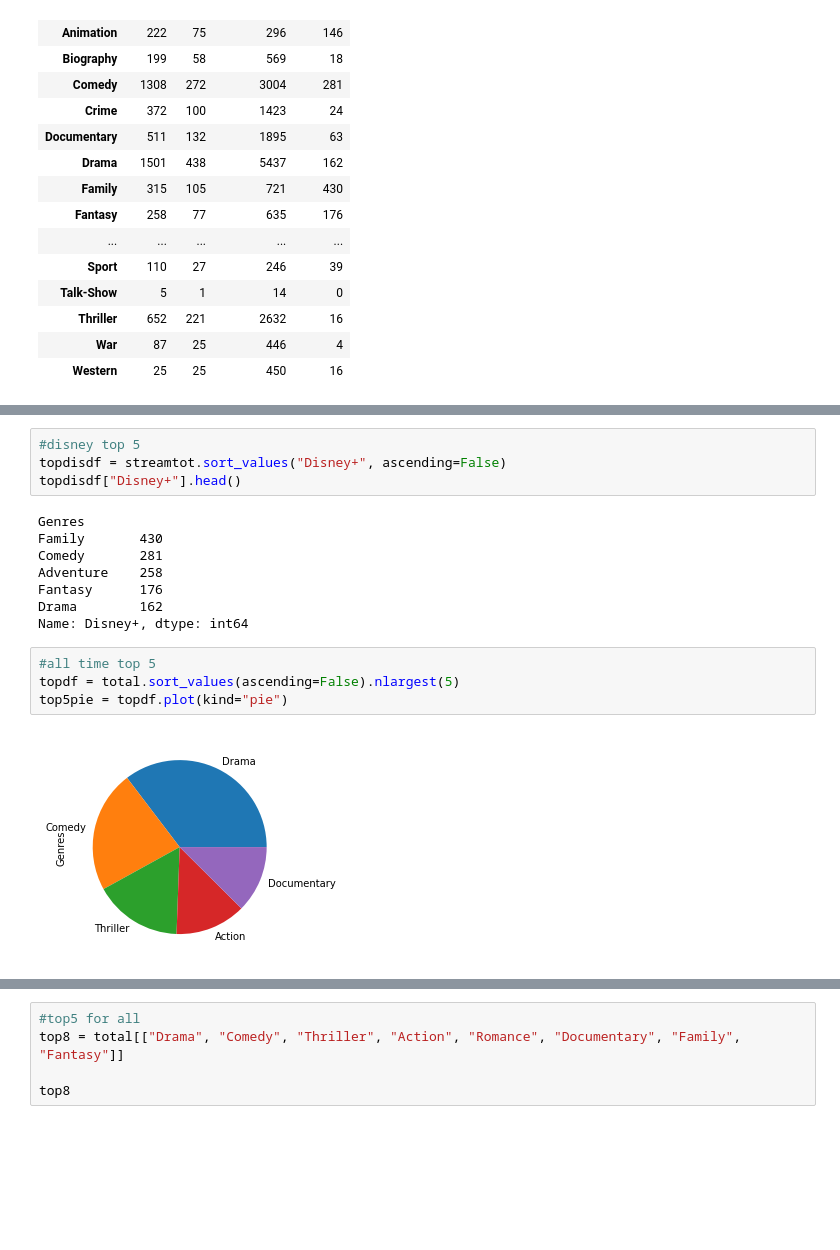
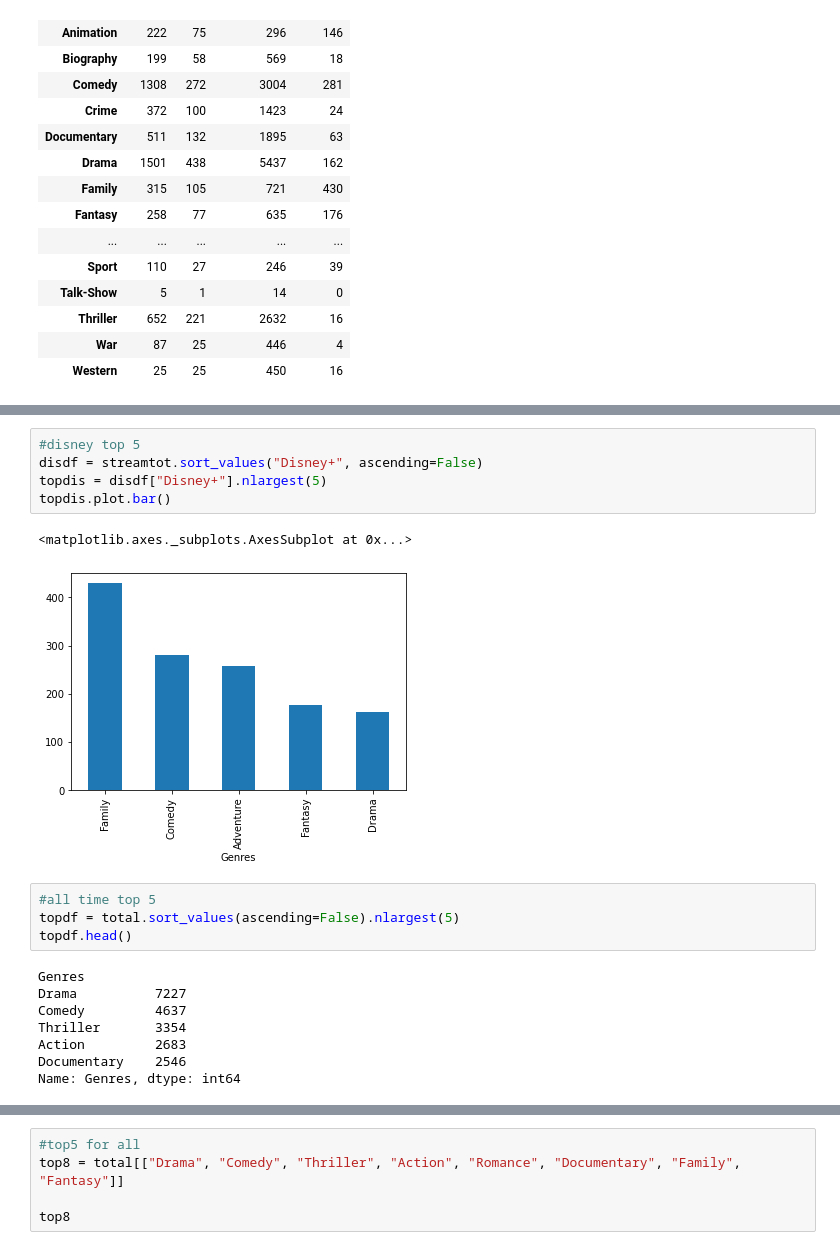
Before and after one commit to jtslater2/old_fashioned, a Jupyter notebook: Scripts/Genres Data.ipynb, the cells around one changed output, grey strips where cells are left out. Cells and saved outputs as stored; diff of their text form; blank space fills up the shorter version.

```diff
--- a/Scripts/Genres Data.ipynb
+++ b/Scripts/Genres Data.ipynb
@@ -179,18 +192,20 @@ Name: Prime Video, dtype: int64
 # %%
 #disney top 5
-topdisdf = streamtot.sort_values("Disney+", ascending=False)
-topdisdf["Disney+"].head()
+disdf = streamtot.sort_values("Disney+", ascending=False)
+topdis = disdf["Disney+"].nlargest(5)
+topdis.plot.bar()
 # %% [output]
-Genres
-Family       430
-Comedy       281
-Adventure    258
-Fantasy      176
-Drama        162
-Name: Disney+, dtype: int64
+<matplotlib.axes._subplots.AxesSubplot at 0x...>
+[figure, added]
 # %%
 #all time top 5
 topdf = total.sort_values(ascending=False).nlargest(5)
-top5pie = topdf.plot(kind="pie")
+topdf.head()
 # %% [output]
-[figure, removed]
+Genres
+Drama          7227
+Comedy         4637
+Thriller       3354
+Action         2683
+Documentary    2546
+Name: Genres, dtype: int64
```
Also changed, not shown: parts of 9 cells of this notebook.
